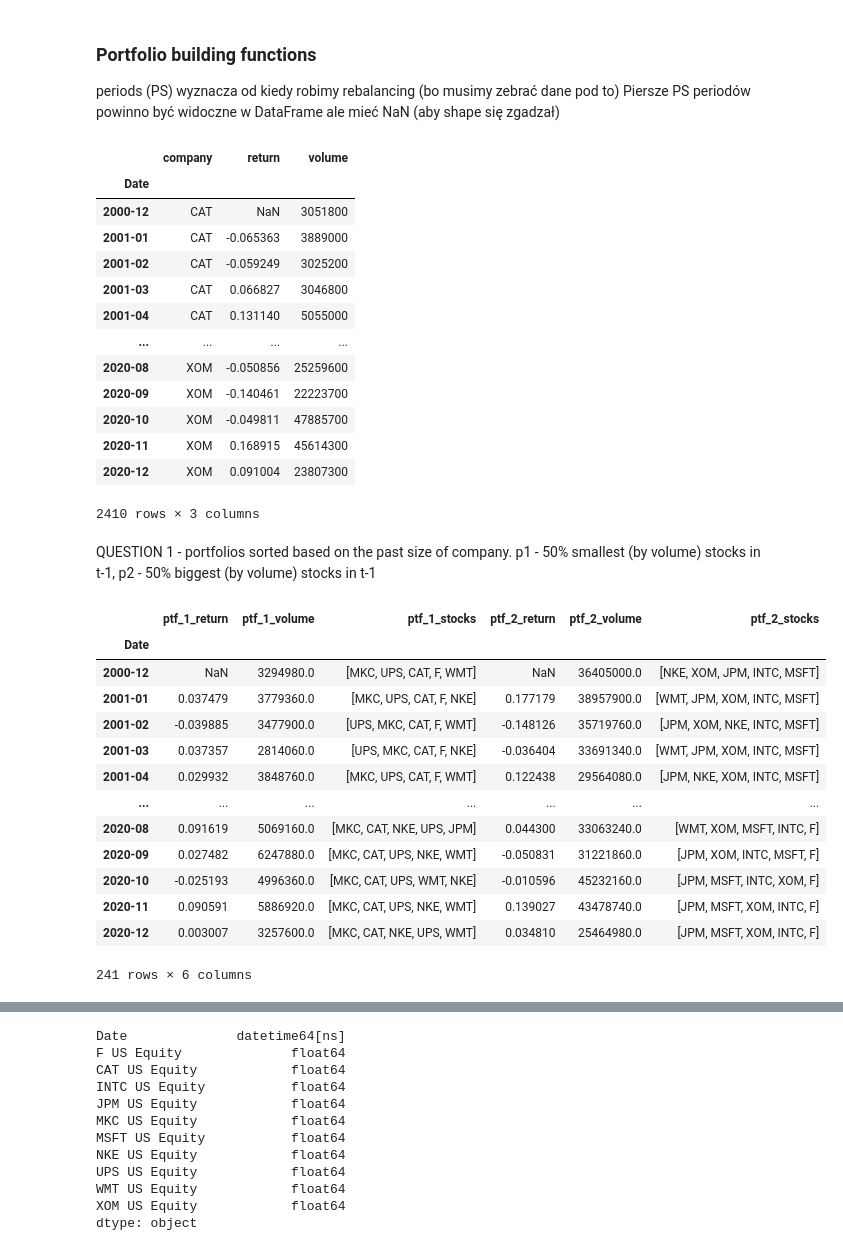
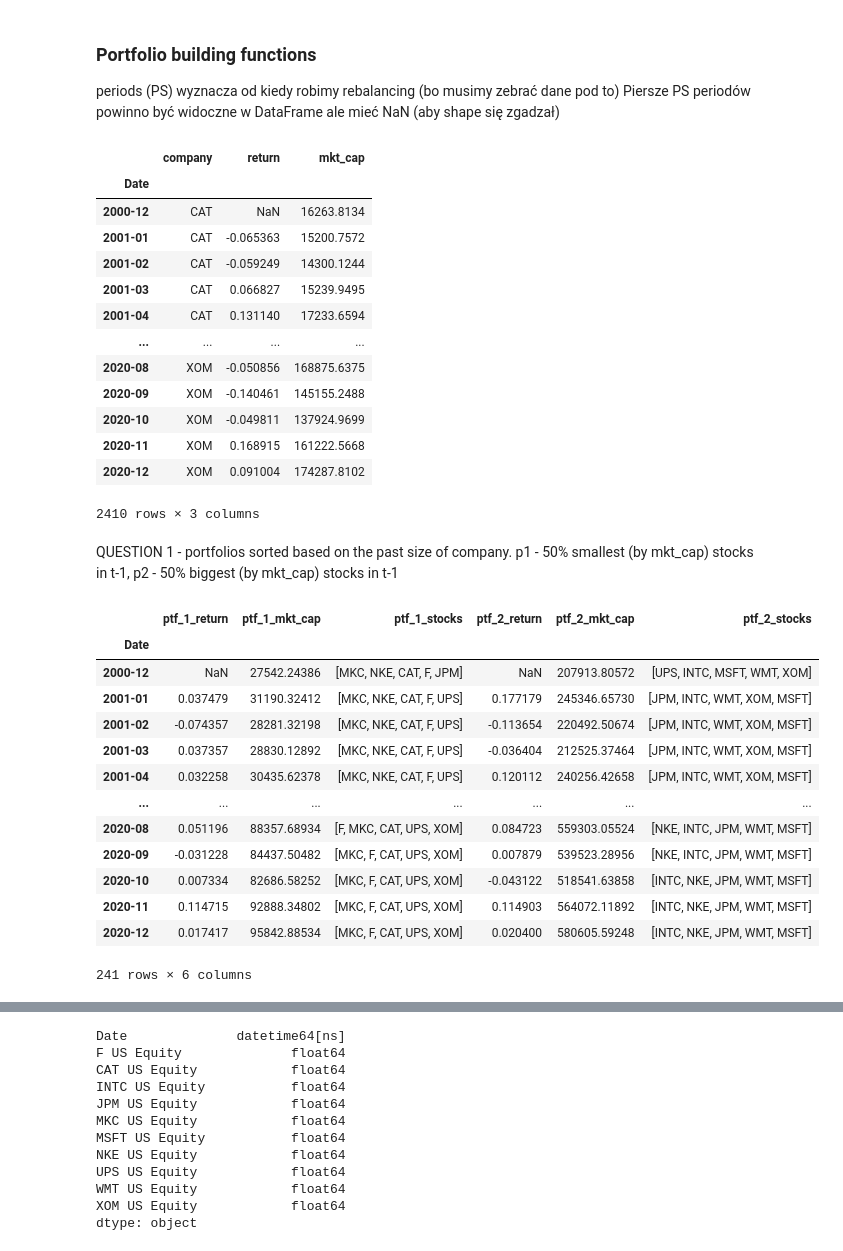
Before and after one commit to maxbranting/investment-theory, a Jupyter notebook: ProblemSet7_ready.ipynb, the cells around one changed output, grey strips where cells are left out. Saved outputs shown, nothing was run; the diff lists cells and outputs as text; code cells hidden in the pictures.

Commit message:
Joining Market Cap to stocks returns

```diff
--- a/ProblemSet7_ready.ipynb
+++ b/ProblemSet7_ready.ipynb
@@ -86,0 +85,4 @@ stocks_data['Close'] = stocks_data['Close'].pct_change()
+# %%
+# we will not need Volume - will use Market Cap instead
+stocks_data = stocks_data.drop(stocks_data.filter(regex='Volume').columns, axis=1)
+stocks_data['Close'] = stocks_data['Close'].pct_change()
@@ -86,0 +92,13 @@ stocks_data['Close'] = stocks_data['Close'].pct_change()
+# %%
+mkt_cap = pd.read_excel("mkt_cap_G2.xlsx", parse_dates = True) #we have it in easy format so pandas will handle date parsing
+# rename columns to match the ones in returns data frame - luckily Bloomberg tickers are the same, just with "US EQUITY" added
+mkt_cap = mkt_cap.rename(columns={c : c.partition(" ")[0] for c in mkt_cap.columns})
+# Get data, only for the last day of each month (and year ofc)
+mth_mkt_cap = mkt_cap.groupby([mkt_cap['Date'].dt.year, mkt_cap['Date'].dt.month], as_index=False).last().set_index("Date")
+# make index have the same format as in stocks_data
+mth_mkt_cap.index = mth_mkt_cap.index.to_period("m")
+# create MultiIndex for Market Cap and each company
+mth_mkt_cap.columns = pd.MultiIndex.from_product([["MktCap"], mth_mkt_cap.columns])
+# join MktCap to stocks_data
+stocks_data = stocks_data.join(mth_mkt_cap, on=["Date"])
+stocks_data.head()
@@ -123,23 +150,23 @@ Piersze PS periodów powinno być widoczne w DataFrame ale mieć NaN (aby shape
 # %%
 # reshape DataFrame
 c = stocks_data['Close'].melt(ignore_index=False, value_name="return", var_name='company') #.reset_index()
-v = stocks_data['Volume'].melt(ignore_index=False, value_name="volume", var_name='company')
-df = pd.merge(c, v, on=["Date",'company'])
+s = stocks_data['MktCap'].melt(ignore_index=False, value_name="mkt_cap", var_name='company')
+df = pd.merge(c, s, on=["Date",'company'])
 df
 # %% [output]
-|  | company | return | volume |
+|  | company | return | mkt_cap |
 | Date |  |  |  |
-| 2000-12 | CAT | NaN | 3051800 |
-| 2001-01 | CAT | -0.065363 | 3889000 |
-| 2001-02 | CAT | -0.059249 | 3025200 |
-| 2001-03 | CAT | 0.066827 | 3046800 |
-| 2001-04 | CAT | 0.131140 | 5055000 |
+| 2000-12 | CAT | NaN | 16263.8134 |
+| 2001-01 | CAT | -0.065363 | 15200.7572 |
+| 2001-02 | CAT | -0.059249 | 14300.1244 |
+| 2001-03 | CAT | 0.066827 | 15239.9495 |
+| 2001-04 | CAT | 0.131140 | 17233.6594 |
 | ... | ... | ... | ... |
-| 2020-08 | XOM | -0.050856 | 25259600 |
-| 2020-09 | XOM | -0.140461 | 22223700 |
-| 2020-10 | XOM | -0.049811 | 47885700 |
-| 2020-11 | XOM | 0.168915 | 45614300 |
-| 2020-12 | XOM | 0.091004 | 23807300 |
+| 2020-08 | XOM | -0.050856 | 168875.6375 |
+| 2020-09 | XOM | -0.140461 | 145155.2488 |
+| 2020-10 | XOM | -0.049811 | 137924.9699 |
+| 2020-11 | XOM | 0.168915 | 161222.5668 |
+| 2020-12 | XOM | 0.091004 | 174287.8102 |
 2410 rows × 3 columns
 # %%
 def rebalance(df_slice, sort_var, p1, p2):
@@ -165,7 +192,7 @@ def rebalance(df_slice, sort_var, p1, p2):
     return [small_comp, big_comp]
 
 
-def get_portfolio_stats(date, portfolios, df):
+def get_portfolio_stats(date, portfolios, df, sort_var):
     """
     portfolios - list of lists of company tickers. The portfolios are increasing order with respect to decision variable value. (P2 will have greater `size` than P1)
     We are interested in average size (mkt_cap), average return and composition of each portfolio
@@ -178,7 +205,7 @@ def get_portfolio_stats(date, portfolios, df):
 
         p_name = "ptf_" + str(idx)
         ptfs[p_name+"_return"] = p_period_df['return'].mean()
-        ptfs[p_name+"_volume"] = p_period_df['volume'].mean()
+        ptfs[p_name+"_"+sort_var] = p_period_df[sort_var].mean()
         ptfs[p_name+"_stocks"] = p
 
     return ptfs
@@ -214,31 +241,31 @@ def constrcut_portfolios(df, decision_var, reb, per, small_p, big_p):
 
         # this is done for each period
         # calculation of metrics
-        stats = get_portfolio_stats(d, portfolios, df)
+        stats = get_portfolio_stats(d, portfolios, df, decision_var)
         test_l.append(stats)
 
     return pd.DataFrame(test_l, index=df.index.unique())
 # %% [markdown]
 QUESTION 1 - portfolios sorted based on the past size of company.
-p1 - 50% smallest (by volume) stocks in t-1,
-p2 - 50% biggest (by volume) stocks in t-1
+p1 - 50% smallest (by mkt_cap) stocks in t-1,
+p2 - 50% biggest (by mkt_cap) stocks in t-1
 # %%
-Q1 = constrcut_portfolios(df=df, decision_var="volume", reb=1, per=1, small_p=.5, big_p=.5)
+Q1 = constrcut_portfolios(df=df, decision_var="mkt_cap", reb=1, per=1, small_p=.5, big_p=.5)
 Q1
 # %% [output]
-|  | ptf_1_return | ptf_1_volume | ptf_1_stocks | ptf_2_return | ptf_2_volume | ptf_2_stocks |
+|  | ptf_1_return | ptf_1_mkt_cap | ptf_1_stocks | ptf_2_return | ptf_2_mkt_cap | ptf_2_stocks |
 | Date |  |  |  |  |  |  |
-| 2000-12 | NaN | 3294980.0 | [MKC, UPS, CAT, F, WMT] | NaN | 36405000.0 | [NKE, XOM, JPM, INTC, MSFT] |
-| 2001-01 | 0.037479 | 3779360.0 | [MKC, UPS, CAT, F, NKE] | 0.177179 | 38957900.0 | [WMT, JPM, XOM, INTC, MSFT] |
-| 2001-02 | -0.039885 | 3477900.0 | [UPS, MKC, CAT, F, WMT] | -0.148126 | 35719760.0 | [JPM, XOM, NKE, INTC, MSFT] |
-| 2001-03 | 0.037357 | 2814060.0 | [UPS, MKC, CAT, F, NKE] | -0.036404 | 33691340.0 | [WMT, JPM, XOM, INTC, MSFT] |
-| 2001-04 | 0.029932 | 3848760.0 | [MKC, UPS, CAT, F, WMT] | 0.122438 | 29564080.0 | [JPM, NKE, XOM, INTC, MSFT] |
+| 2000-12 | NaN | 27542.24386 | [MKC, NKE, CAT, F, JPM] | NaN | 207913.80572 | [UPS, INTC, MSFT, WMT, XOM] |
+| 2001-01 | 0.037479 | 31190.32412 | [MKC, NKE, CAT, F, UPS] | 0.177179 | 245346.65730 | [JPM, INTC, WMT, XOM, MSFT] |
+| 2001-02 | -0.074357 | 28281.32198 | [MKC, NKE, CAT, F, UPS] | -0.113654 | 220492.50674 | [JPM, INTC, WMT, XOM, MSFT] |
+| 2001-03 | 0.037357 | 28830.12892 | [MKC, NKE, CAT, F, UPS] | -0.036404 | 212525.37464 | [JPM, INTC, WMT, XOM, MSFT] |
+| 2001-04 | 0.032258 | 30435.62378 | [MKC, NKE, CAT, F, UPS] | 0.120112 | 240256.42658 | [JPM, INTC, WMT, XOM, MSFT] |
 | ... | ... | ... | ... | ... | ... | ... |
-| 2020-08 | 0.091619 | 5069160.0 | [MKC, CAT, NKE, UPS, JPM] | 0.044300 | 33063240.0 | [WMT, XOM, MSFT, INTC, F] |
-| 2020-09 | 0.027482 | 6247880.0 | [MKC, CAT, UPS, NKE, WMT] | -0.050831 | 31221860.0 | [JPM, XOM, INTC, MSFT, F] |
-| 2020-10 | -0.025193 | 4996360.0 | [MKC, CAT, UPS, WMT, NKE] | -0.010596 | 45232160.0 | [JPM, MSFT, INTC, XOM, F] |
-| 2020-11 | 0.090591 | 5886920.0 | [MKC, CAT, UPS, NKE, WMT] | 0.139027 | 43478740.0 | [JPM, MSFT, XOM, INTC, F] |
-| 2020-12 | 0.003007 | 3257600.0 | [MKC, CAT, NKE, UPS, WMT] | 0.034810 | 25464980.0 | [JPM, MSFT, XOM, INTC, F] |
+| 2020-08 | 0.051196 | 88357.68934 | [F, MKC, CAT, UPS, XOM] | 0.084723 | 559303.05524 | [NKE, INTC, JPM, WMT, MSFT] |
+| 2020-09 | -0.031228 | 84437.50482 | [MKC, F, CAT, UPS, XOM] | 0.007879 | 539523.28956 | [NKE, INTC, JPM, WMT, MSFT] |
+| 2020-10 | 0.007334 | 82686.58252 | [MKC, F, CAT, UPS, XOM] | -0.043122 | 518541.63858 | [INTC, NKE, JPM, WMT, MSFT] |
+| 2020-11 | 0.114715 | 92888.34802 | [MKC, F, CAT, UPS, XOM] | 0.114903 | 564072.11892 | [INTC, NKE, JPM, WMT, MSFT] |
+| 2020-12 | 0.017417 | 95842.88534 | [MKC, F, CAT, UPS, XOM] | 0.020400 | 580605.59248 | [INTC, NKE, JPM, WMT, MSFT] |
 241 rows × 6 columns
 # %% [markdown]
 QUESTION 2 - portfolios sorted based on the average past size of company in previous n periods.
```
Also changed, not shown: parts of 11 cells of this notebook, 1 other file.
